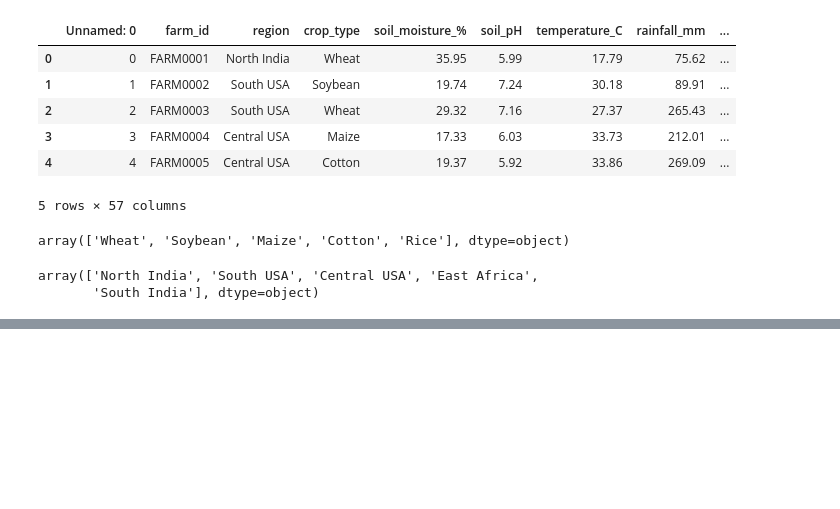
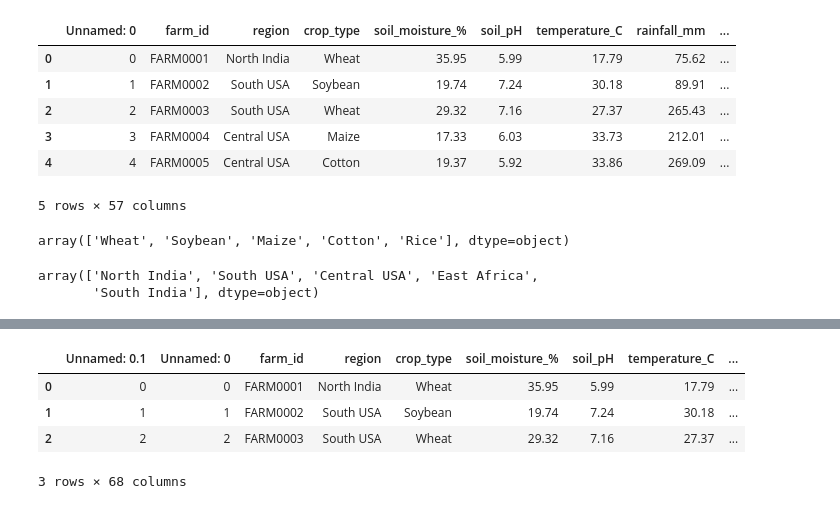
Before and after one commit to haliberry29/SadiyaTijjaniBaba_MachineLearning, a Jupyter notebook: AI_Powered_Agribusiness_Pricing.ipynb, the cells around one changed output, grey strips where cells are left out. Cells and saved outputs as stored; diff of their text form; code cells hidden in the pictures; blank space fills up the shorter version.

```diff
--- a/AI_Powered_Agribusiness_Pricing.ipynb
+++ b/AI_Powered_Agribusiness_Pricing.ipynb
@@ -916,0 +895,2 @@ df
+# %%
+df = pd.read_csv("/content/sample_data/AI_Smart_Agribusiness_Final2.csv")
@@ -916,0 +917,8 @@ df
+# %%
+df.head(3)
+# %% [output]
+|  | Unnamed: 0.1 | Unnamed: 0 | farm_id | region | crop_type | soil_moisture_% | soil_pH | temperature_C | ... |
+| 0 | 0 | 0 | FARM0001 | North India | Wheat | 35.95 | 5.99 | 17.79 | ... |
+| 1 | 1 | 1 | FARM0002 | South USA | Soybean | 19.74 | 7.24 | 30.18 | ... |
+| 2 | 2 | 2 | FARM0003 | South USA | Wheat | 29.32 | 7.16 | 27.37 | ... |
+3 rows × 68 columns
```
Also changed, not shown: parts of 27 cells of this notebook.
